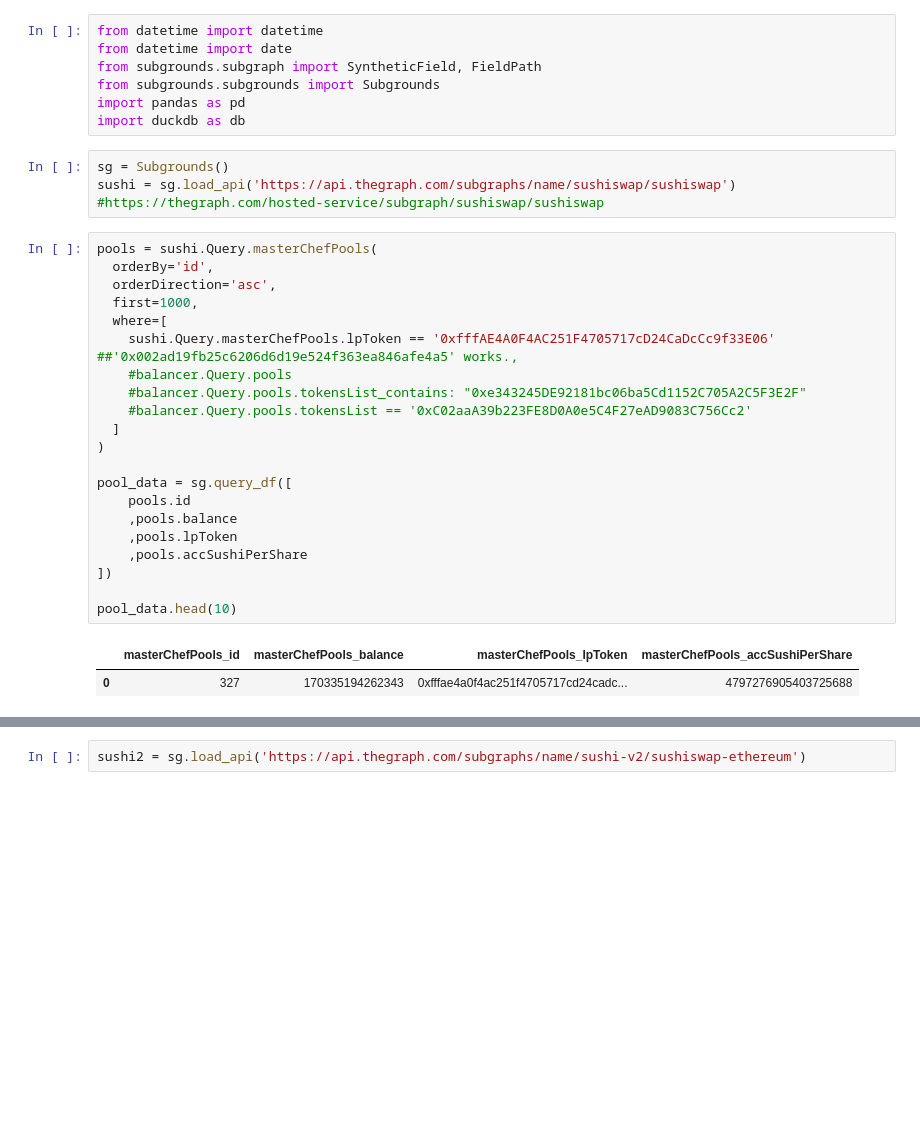
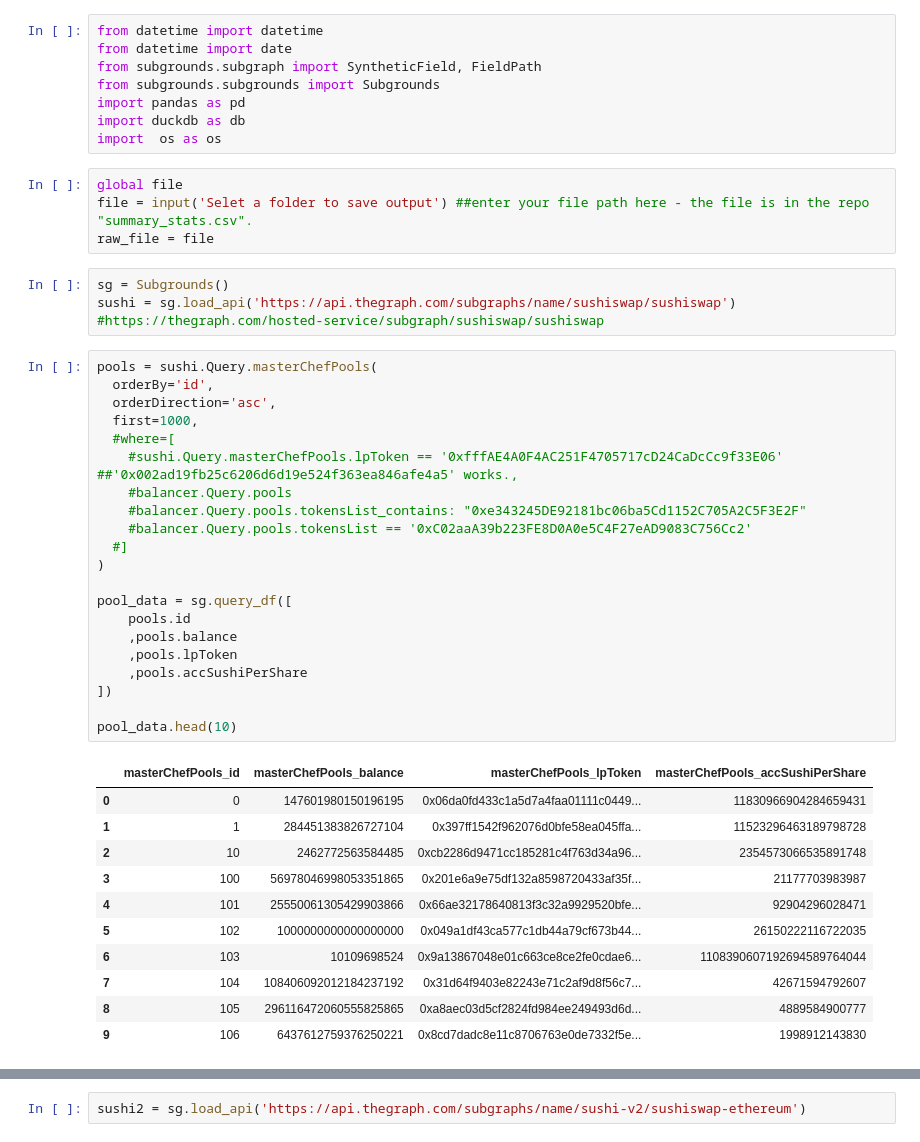
Before and after one commit to EdgeCaser/EconohmetricsOld, a Jupyter notebook: OhmLiquidityPools_sushi.ipynb, the cells around one changed output, grey strips where cells are left out. Saved outputs shown, nothing was run; the diff lists cells and outputs as text; blank space fills up the shorter version.

```diff
--- a/OhmLiquidityPools_sushi.ipynb
+++ b/OhmLiquidityPools_sushi.ipynb
@@ -5,6 +5,11 @@ from subgrounds.subgraph import SyntheticField, FieldPath
 from subgrounds.subgrounds import Subgrounds
 import pandas as pd
 import duckdb as db
+import  os as os
+# %%
+global file
+file = input('Selet a folder to save output') ##enter your file path here - the file is in the repo "summary_stats.csv".
+raw_file = file
 # %%
 sg = Subgrounds()
 sushi = sg.load_api('https://api.thegraph.com/subgraphs/name/sushiswap/sushiswap')
@@ -12,24 +17,33 @@ sushi = sg.load_api('https://api.thegraph.com/subgraphs/name/sushiswap/sushiswap
 # %%
 pools = sushi.Query.masterChefPools(
   orderBy='id',
   orderDirection='asc',
   first=1000,
-  where=[
-    sushi.Query.masterChefPools.lpToken == '0xfffAE4A0F4AC251F4705717cD24CaDcCc9f33E06' ##'0x002ad19fb25c6206d6d19e524f363ea846afe4a5' works.,
+  #where=[
+    #sushi.Query.masterChefPools.lpToken == '0xfffAE4A0F4AC251F4705717cD24CaDcCc9f33E06' ##'0x002ad19fb25c6206d6d19e524f363ea846afe4a5' works.,
     #balancer.Query.pools
     #balancer.Query.pools.tokensList_contains: "0xe343245DE92181bc06ba5Cd1152C705A2C5F3E2F"
     #balancer.Query.pools.tokensList == '0xC02aaA39b223FE8D0A0e5C4F27eAD9083C756Cc2'
-  ]
+  #]
 )
 
 pool_data = sg.query_df([
     pools.id
     ,pools.balance
     ,pools.lpToken
     ,pools.accSushiPerShare
 ])
 
 pool_data.head(10)
 # %% [output]
 |  | masterChefPools_id | masterChefPools_balance | masterChefPools_lpToken | masterChefPools_accSushiPerShare |
-| 0 | 327 | 170335194262343 | 0xfffae4a0f4ac251f4705717cd24cadc... | 4797276905403725688 |
+| 0 | 0 | 147601980150196195 | 0x06da0fd433c1a5d7a4faa01111c0449... | 11830966904284659431 |
+| 1 | 1 | 284451383826727104 | 0x397ff1542f962076d0bfe58ea045ffa... | 11523296463189798728 |
+| 2 | 10 | 2462772563584485 | 0xcb2286d9471cc185281c4f763d34a96... | 2354573066535891748 |
+| 3 | 100 | 56978046998053351865 | 0x201e6a9e75df132a8598720433af35f... | 21177703983987 |
+| 4 | 101 | 25550061305429903866 | 0x66ae32178640813f3c32a9929520bfe... | 92904296028471 |
+| 5 | 102 | 1000000000000000000 | 0x049a1df43ca577c1db44a79cf673b44... | 26150222116722035 |
+| 6 | 103 | 10109698524 | 0x9a13867048e01c663ce8ce2fe0cdae6... | 1108390607192694589764044 |
+| 7 | 104 | 108406092012184237192 | 0x31d64f9403e82243e71c2af9d8f56c7... | 42671594792607 |
+| 8 | 105 | 296116472060555825865 | 0xa8aec03d5cf2824fd984ee249493d6d... | 4889584900777 |
+| 9 | 106 | 6437612759376250221 | 0x8cd7dadc8e11c8706763e0de7332f5e... | 1998912143830 |
```
Also changed, not shown: parts of 20 cells of this notebook, 2 other files.
